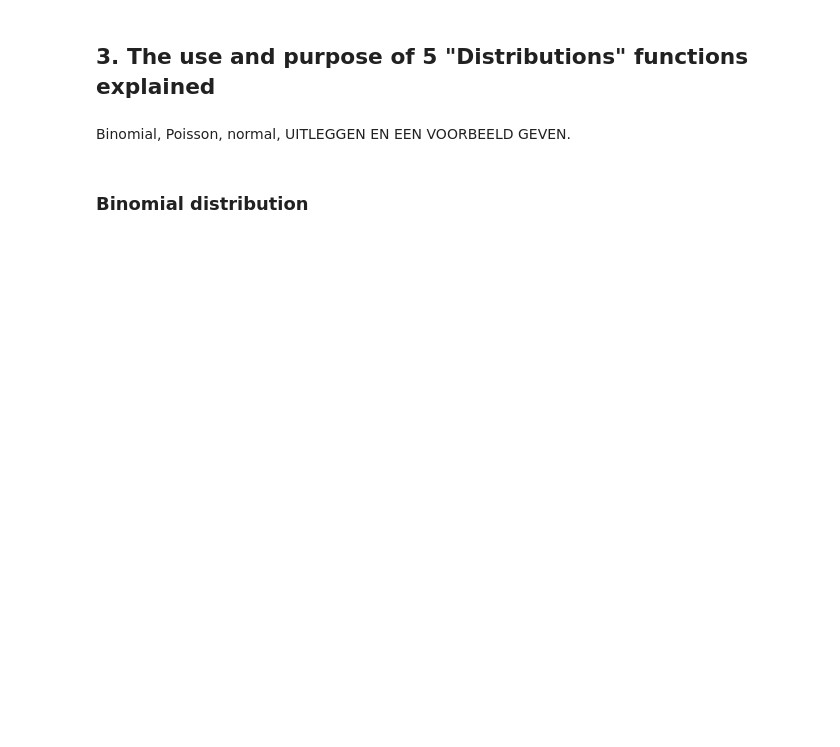
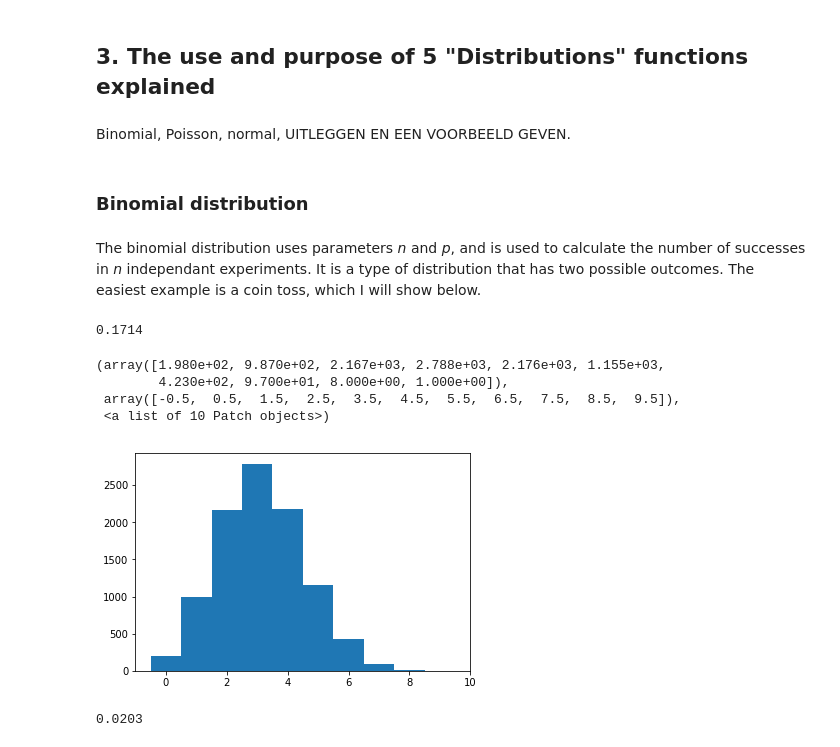
Before and after one commit to Ardvb/Numpy-random, a Jupyter notebook: Numpy-random.ipynb, the cells around one changed output. Cells and saved outputs as stored; diff of their text form; code cells hidden in the pictures; blank space fills up the shorter version.

Commit message:
Added 2 distributions

```diff
--- a/Numpy-random.ipynb
+++ b/Numpy-random.ipynb
@@ -181,3 +181,30 @@ array([ 8,  7,  4,  5, 13,  1,  6,  0,  2, 12, 10, 14,  9, 11,  3])
 Binomial, Poisson, normal, UITLEGGEN EN EEN VOORBEELD GEVEN.
 # %% [markdown]
 ### Binomial distribution
+# %% [markdown]
+The binomial distribution uses parameters <em>n</em> and <em>p</em>, and is used to calculate the number of successes in <em>n</em> independant experiments. It is a type of distribution that has two possible outcomes. The easiest example is a coin toss, which I will show below.
+# %%
+# https://www.statisticshowto.datasciencecentral.com/probability-and-statistics/binomial-theorem/binomial-distribution-formula/
+# https://docs.scipy.org/doc/numpy-1.14.1/reference/generated/numpy.random.binomial.html#numpy.random.binomial
+# Using the np.random.binomial function to calculate the odds of at least 7 'heads' in a series of 10 coinflips.
+sum(np.random.binomial(10, 0.5, 10000) >6)/10000 # 10000 trials done, and count how often more than 6 'heads' showed up.
+# As you can see, the chance is roughly 17 percent.
+# %% [output]
+0.1714
+# %%
+# Michael van Gerwen hits 35 percent of his darts in the bullseye, when aiming at it. What are the odds he throws 9 darts and does not hit any?
+mvg = np.random.binomial(9, 0.35,10000)
+bins = np.arange(0, mvg.max() + 1.5) - 0.5 # Get the bins centered on the integers. I subtract 0.5 at the end to eliminate the extra bin.
+# Used https://stackoverflow.com/questions/30112420/histogram-for-discrete-values-with-matplotlib for help on this.
+plt.hist (mvg,bins) #plot the results
+# %% [output]
+(array([1.980e+02, 9.870e+02, 2.167e+03, 2.788e+03, 2.176e+03, 1.155e+03,
+        4.230e+02, 9.700e+01, 8.000e+00, 1.000e+00]),
+ array([-0.5,  0.5,  1.5,  2.5,  3.5,  4.5,  5.5,  6.5,  7.5,  8.5,  9.5]),
+ <a list of 10 Patch objects>)
+[figure, added]
+# %%
+sum(np.random.binomial(9, 0.35, 10000) == 0)/10000 #Now I take the average of 10000 trials and display the odds.
+# It turns out the chance is close to 2 percent.
+# %% [output]
+0.0203
```
Also changed, not shown: parts of 17 cells of this notebook.
